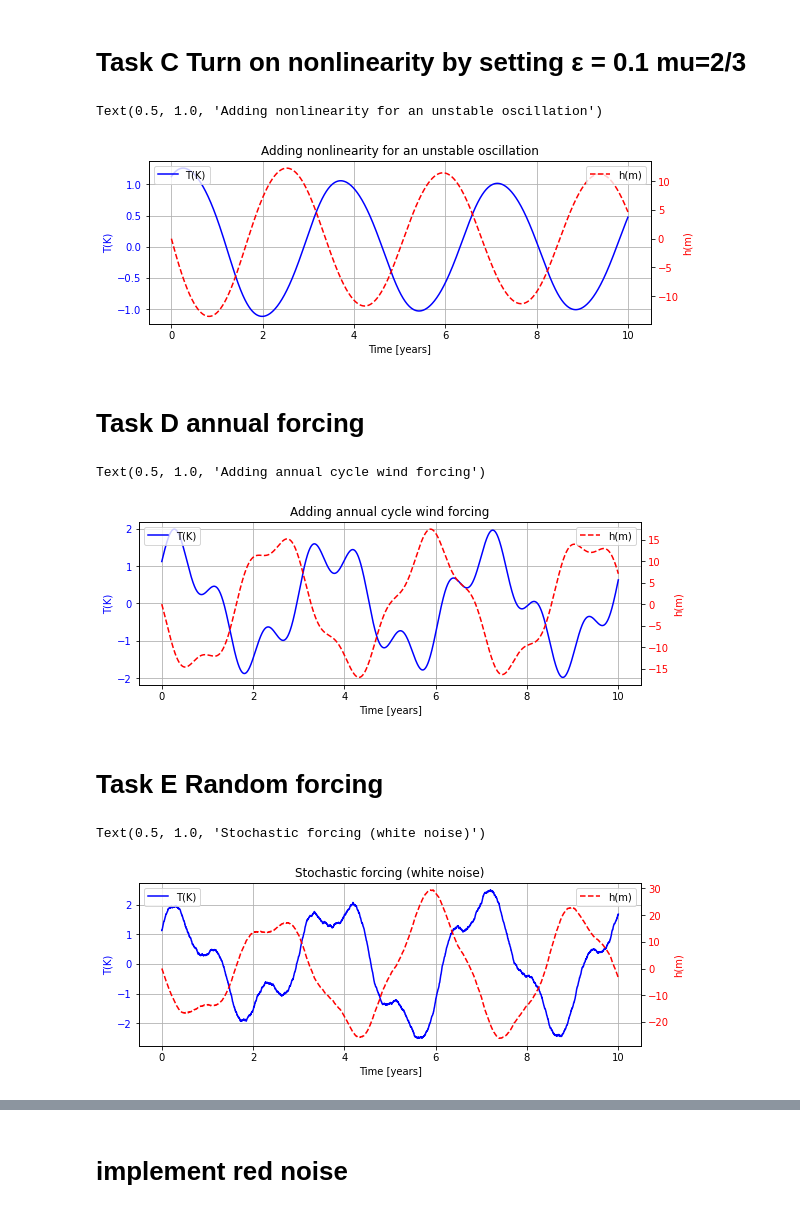
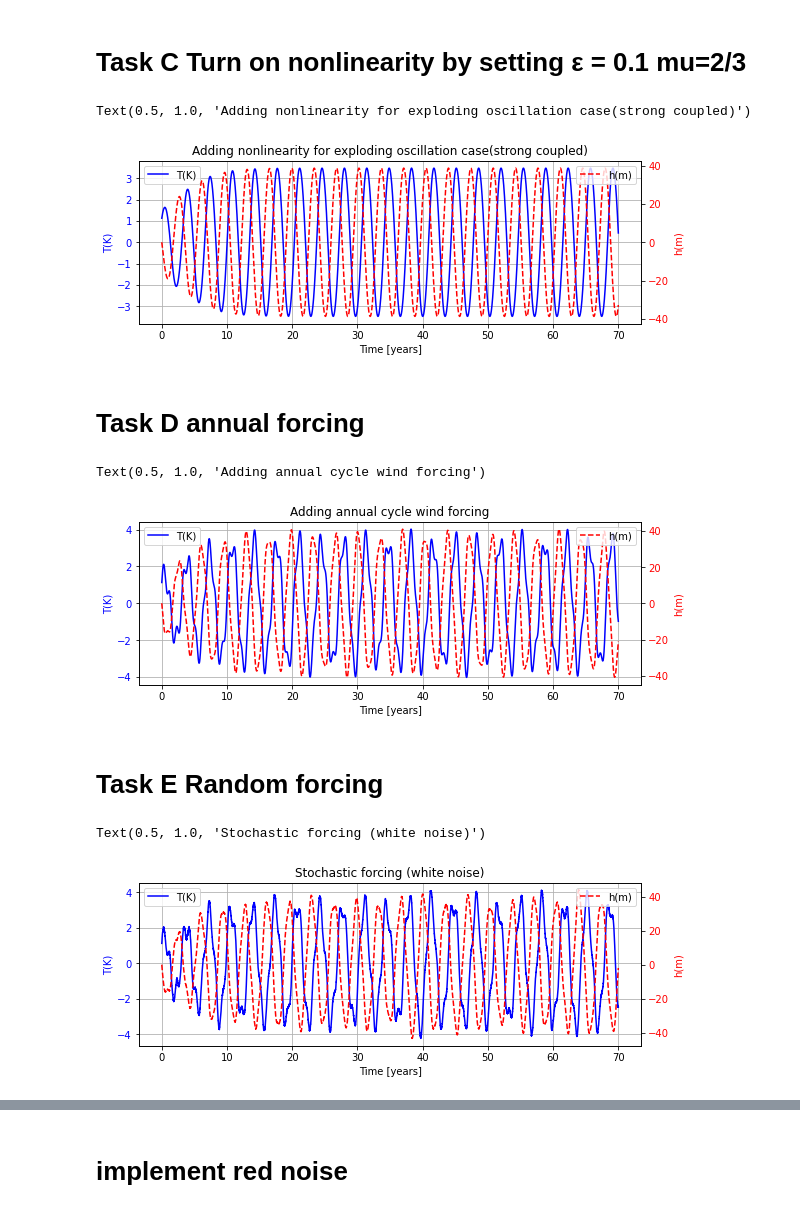
Before and after one commit to oceanography-rookie/THE_LAST_SOAC, a Jupyter notebook: THE_LAST_SOAC.ipynb, the cells around one changed output, grey strips where cells are left out. Saved outputs shown, nothing was run; the diff lists cells and outputs as text; code cells hidden in the pictures.

```diff
--- a/THE_LAST_SOAC.ipynb
+++ b/THE_LAST_SOAC.ipynb
@@ -156,48 +150,59 @@ Text(0.5, 1.0, 'Damping oscillation')
 # %% [markdown]
 # Task C    Turn on nonlinearity by setting ε = 0.1  mu=2/3
 # %%
-epsilon=1.2
+
+epsilon=0.1
 mu=0.7
 b=b0*mu
 R=gama * b - c
+
+time =120*7*30/60  #total time 120 months non-dimensionalise by 2 months
+dt = 1/60 # time step 1 day and also non-dimensionalise by 2 months(60 days)
+n = int(time/dt)# total number of time steps 3600 steps or days/ 120 months/ 20 years
 
 T_arr, h_arr =[],[]
 T= T0
 h = h0
 for i in range(0, n ):
     T_arr.append(T)
     h_arr.append(h)
     T,h = rungeKutta(T,h)
 xlim = np.linspace(0,time,n)
 fig = plt.figure(figsize=(9,3))
 ax = fig.add_subplot(111)
 color = 'b'
 ax.plot(xlim*2/12, np.array(T_arr)*7.5, color=color,label="T(K)")
 ax.set_xlabel('Time [years]')
 ax.set_ylabel("T(K)",color=color)
 ax.legend(loc='upper left')
 ax.tick_params(axis='y', labelcolor=color)
 
 ax2 = ax.twinx()
 color = 'r'
 ax2.plot(xlim*2/12, np.array(h_arr)*150,'--',color=color,label="h(m)")
 ax2.set_ylabel("h(m)",color=color)
 ax2.legend(loc='upper right')
 ax2.tick_params(axis='y', labelcolor=color)
 ax.grid()
-plt.title("Adding nonlinearity for an unstable oscillation")
+plt.title("Adding nonlinearity for exploding oscillation case(strong coupled)")
 # %% [output]
-Text(0.5, 1.0, 'Adding nonlinearity for an unstable oscillation')
+Text(0.5, 1.0, 'Adding nonlinearity for exploding oscillation case(strong coupled)')
-[figure, old version]
+[figure, new version]
 # %% [markdown]
 # Task D annual forcing
 # %%
 T=T0
 h=h0
-mu=2/3
+mu=0.7
 b=b0*mu
 R=gama * b - c
-epsilon=0
+epsilon=0.1
+
+time =120*7*30/60  #total time 120 months non-dimensionalise by 2 months
+dt = 1/60 # time step 1 day and also non-dimensionalise by 2 months(60 days)
+n = int(time/dt)# total number of time steps 3600 steps or days/ 120 months/ 20 years
+
+
 f_ann=0.1
 tao=12*30/60 # 12 months.  must divide this by 2 months to non-dimensional
 T_arr, h_arr =[],[]
@@ -227,17 +232,17 @@ ax.grid()
 plt.title("Adding annual cycle wind forcing")
 # %% [output]
 Text(0.5, 1.0, 'Adding annual cycle wind forcing')
-[figure, old version]
+[figure, new version]
 # %% [markdown]
 # Task E Random forcing
 # %%
 import random
 T=T0
 h=h0
-mu=0.75
+mu=0.7
 b=b0*mu
 R=gama * b - c
-epsilon=0.6
+epsilon=0.1
 f_ann=0.1
 f_ran=0.2
 tao=12*30/60 # 12 months.  must divide this by 2 months to non-dimensional
@@ -270,7 +275,7 @@ ax.grid()
 plt.title("Stochastic forcing (white noise)")
 # %% [output]
 Text(0.5, 1.0, 'Stochastic forcing (white noise)')
-[figure, old version]
+[figure, new version]
 # %%
 fig= plt.figure(figsize=(16,4))
 time =120*7*30/60
```
Also changed, not shown: parts of 12 cells of this notebook, 3 other files.
